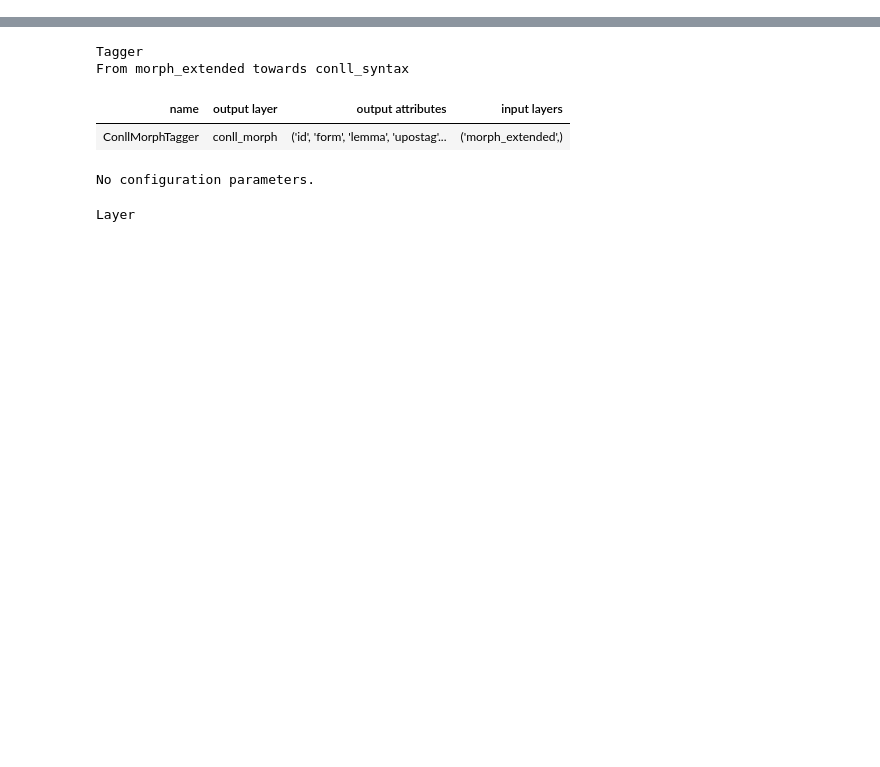
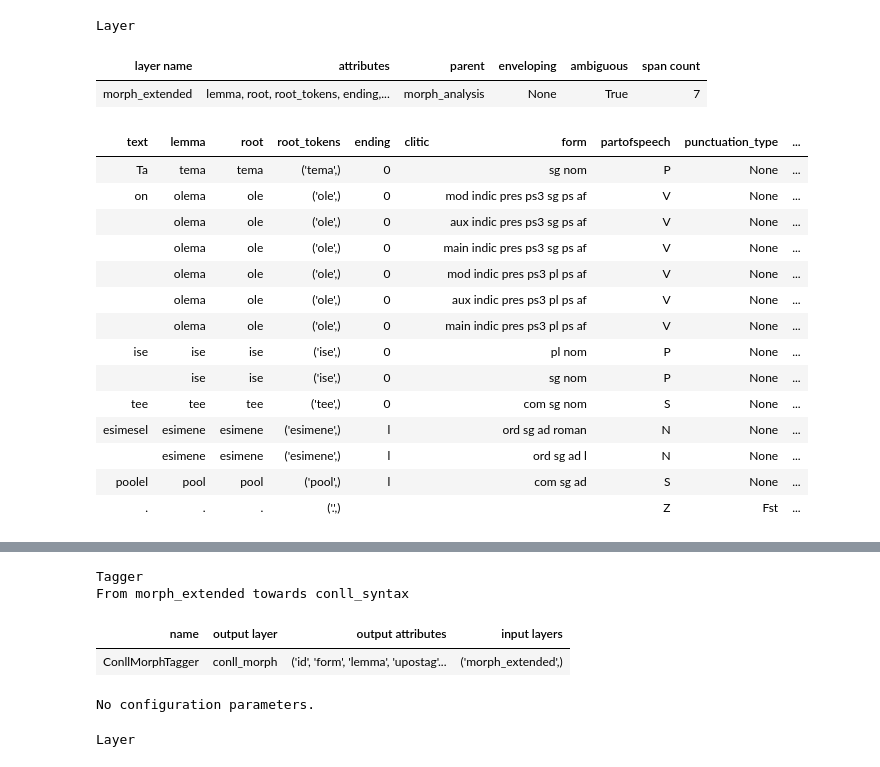
Before and after one commit to estnltk/estnltk, a Jupyter notebook: tutorials/syntax/syntax.ipynb, the cells around one changed output, grey strips where cells are left out. Saved outputs shown, nothing was run; the diff lists cells and outputs as text; code cells hidden in the pictures; blank space fills up the shorter version.

```diff
--- a/tutorials/syntax/syntax.ipynb
+++ b/tutorials/syntax/syntax.ipynb
@@ -113,0 +50,21 @@ text.las.meta['aggregate_deprel_sequences']
+# %%
+text.morph_extended
+# %% [output]
+Layer
+| layer name | attributes | parent | enveloping | ambiguous | span count |
+| morph_extended | lemma, root, root_tokens, ending,... | morph_analysis | None | True | 7 |
+| text | lemma | root | root_tokens | ending | clitic | form | partofspeech | punctuation_type | ... |
+| Ta | tema | tema | ('tema',) | 0 |  | sg nom | P | None | ... |
+| on | olema | ole | ('ole',) | 0 |  | mod indic pres ps3 sg ps af | V | None | ... |
+|  | olema | ole | ('ole',) | 0 |  | aux indic pres ps3 sg ps af | V | None | ... |
+|  | olema | ole | ('ole',) | 0 |  | main indic pres ps3 sg ps af | V | None | ... |
+|  | olema | ole | ('ole',) | 0 |  | mod indic pres ps3 pl ps af | V | None | ... |
+|  | olema | ole | ('ole',) | 0 |  | aux indic pres ps3 pl ps af | V | None | ... |
+|  | olema | ole | ('ole',) | 0 |  | main indic pres ps3 pl ps af | V | None | ... |
+| ise | ise | ise | ('ise',) | 0 |  | pl nom | P | None | ... |
+|  | ise | ise | ('ise',) | 0 |  | sg nom | P | None | ... |
+| tee | tee | tee | ('tee',) | 0 |  | com sg nom | S | None | ... |
+| esimesel | esimene | esimene | ('esimene',) | l |  | ord sg ad roman | N | None | ... |
+|  | esimene | esimene | ('esimene',) | l |  | ord sg ad l | N | None | ... |
+| poolel | pool | pool | ('pool',) | l |  | com sg ad | S | None | ... |
+| . | . | . | ('.',) |  |  |  | Z | Fst | ... |
```
Also changed, not shown: parts of 61 cells of this notebook, 2 other files.
